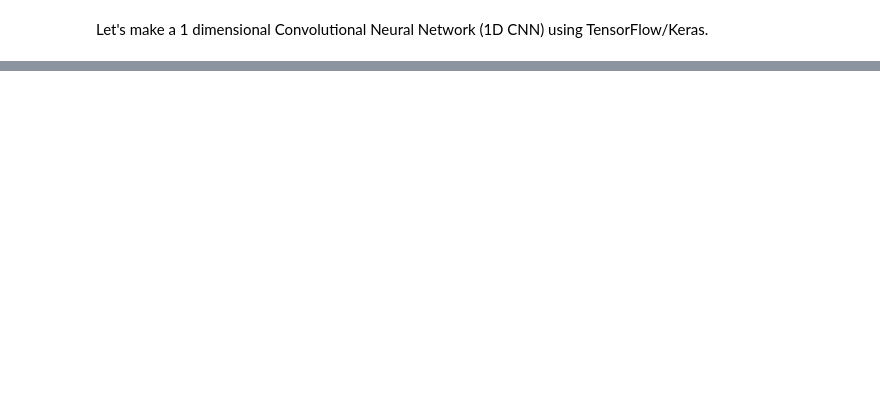
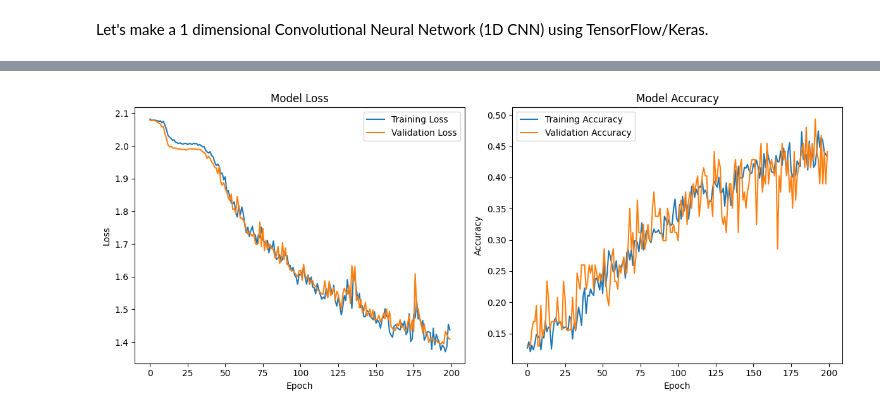
Before and after one commit to RicardoLoperaV/Computacion-Grafica-y-Visualizacion-Cientifica, a Jupyter notebook: Visualizacion de Datos/Error.ipynb, the cells around one changed output, grey strips where cells are left out. Saved outputs shown, nothing was run; the diff lists cells and outputs as text; code cells hidden in the pictures; blank space fills up the shorter version.

```diff
--- a/Visualizacion de Datos/Error.ipynb
+++ b/Visualizacion de Datos/Error.ipynb
@@ -33,5 +43,8 @@ features dataframe:
 # %%
 print("target variable:")
 y_target.head()
+
+num_classes = y_target.nunique()
+print(f"Number of unique classes in target variable: {num_classes}")
 # %% [output]
 target variable:
@@ -63,3 +52,6 @@ print(y_target.unique())
 # %%
 # lets split the dataset into training and testing sets
-X_train, X_test, y_train, y_test = train_test_split(X_features, y_target_encoded, test_size=0.2, random_state=42)
+X_train, X_test, y_train, y_test = train_test_split(X_features, y_target, test_size=0.2, random_state=42, stratify=y_target)
+# %%
+# Get the validatiion set from the training set
+X_train, X_val, y_train, y_val = train_test_split(X_train, y_train, test_size=0.1, random_state=42, stratify=y_train)
@@ -143,10 +155,15 @@ Model: "sequential"
 # %%
 # Define batch size and number of epochs
 batch_size = 128
-epochs = 100
+epochs = 200
 
-#lets define a callback for early stopping
-early_stopping = keras.callbacks.EarlyStopping(monitor='val_loss', patience=10, restore_best_weights=True)
+
+# early stopping callback to prevent overfitting
+early_stopping = keras.callbacks.EarlyStopping(
+    monitor='val_loss',
+    patience=15,
+    restore_best_weights=True
+)
 
 # Train the model
-history = model.fit(X_train_reshaped, y_train, epochs=epochs, batch_size=batch_size, validation_split=0.1, callbacks=[early_stopping])
+history = model.fit(X_train_reshaped, y_train, epochs=epochs, batch_size=batch_size, validation_data=(X_val_reshaped, y_val), callbacks=[early_stopping])
@@ -152,0 +188,26 @@ history = model.fit(X_train_reshaped, y_train, epochs=epochs, batch_size=batch_s
+# %%
+# Plot the training history
+plt.figure(figsize=(12, 5))
+
+# Plot training & validation loss
+plt.subplot(1, 2, 1)
+plt.plot(history.history['loss'], label='Training Loss')
+plt.plot(history.history['val_loss'], label='Validation Loss')
+plt.title('Model Loss')
+plt.xlabel('Epoch')
+plt.ylabel('Loss')
+plt.legend()
+
+# Plot training & validation accuracy
+plt.subplot(1, 2, 2)
+plt.plot(history.history['accuracy'], label='Training Accuracy')
+plt.plot(history.history['val_accuracy'], label='Validation Accuracy')
+plt.title('Model Accuracy')
+plt.xlabel('Epoch')
+plt.ylabel('Accuracy')
+plt.legend()
+
+plt.tight_layout()
+plt.show()
+# %% [output]
+[figure, added]
```
Also changed, not shown: parts of 7 cells of this notebook.
